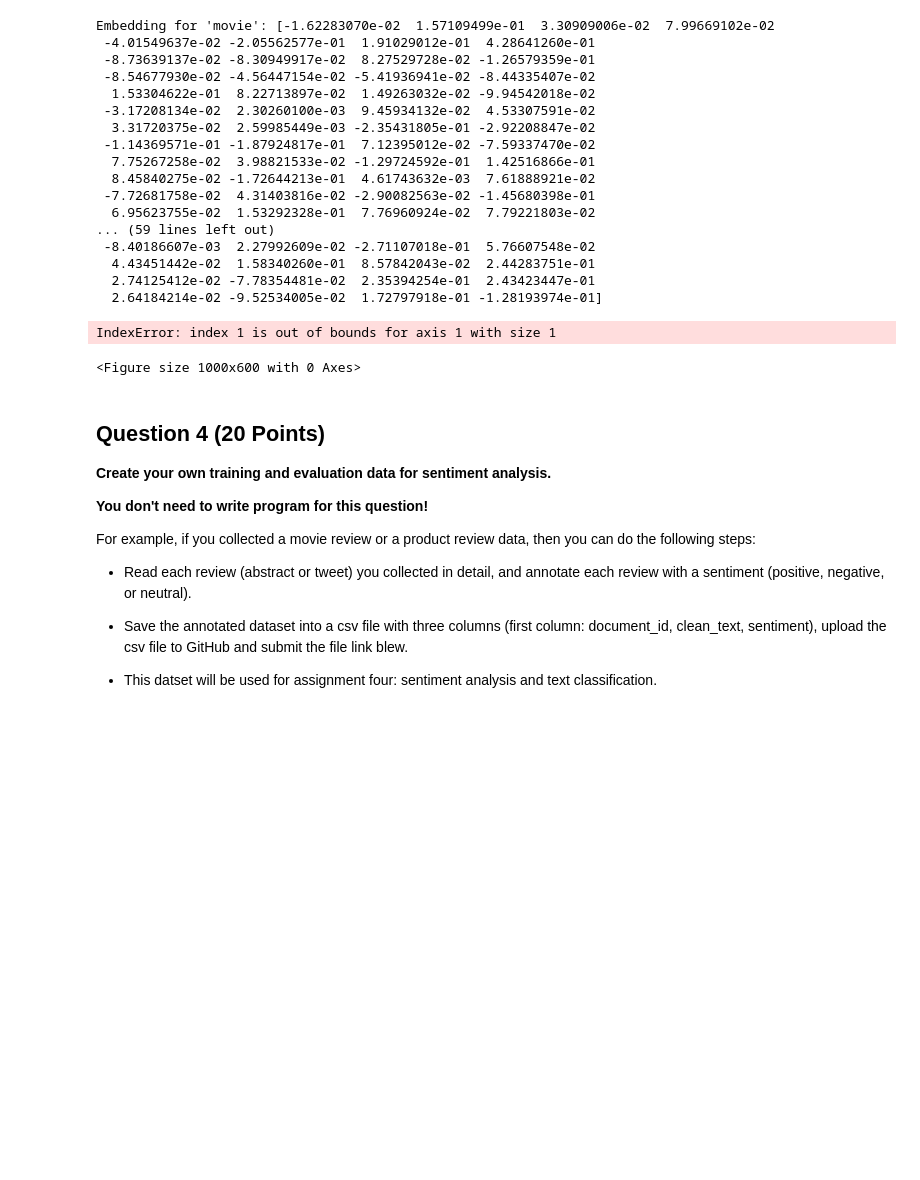
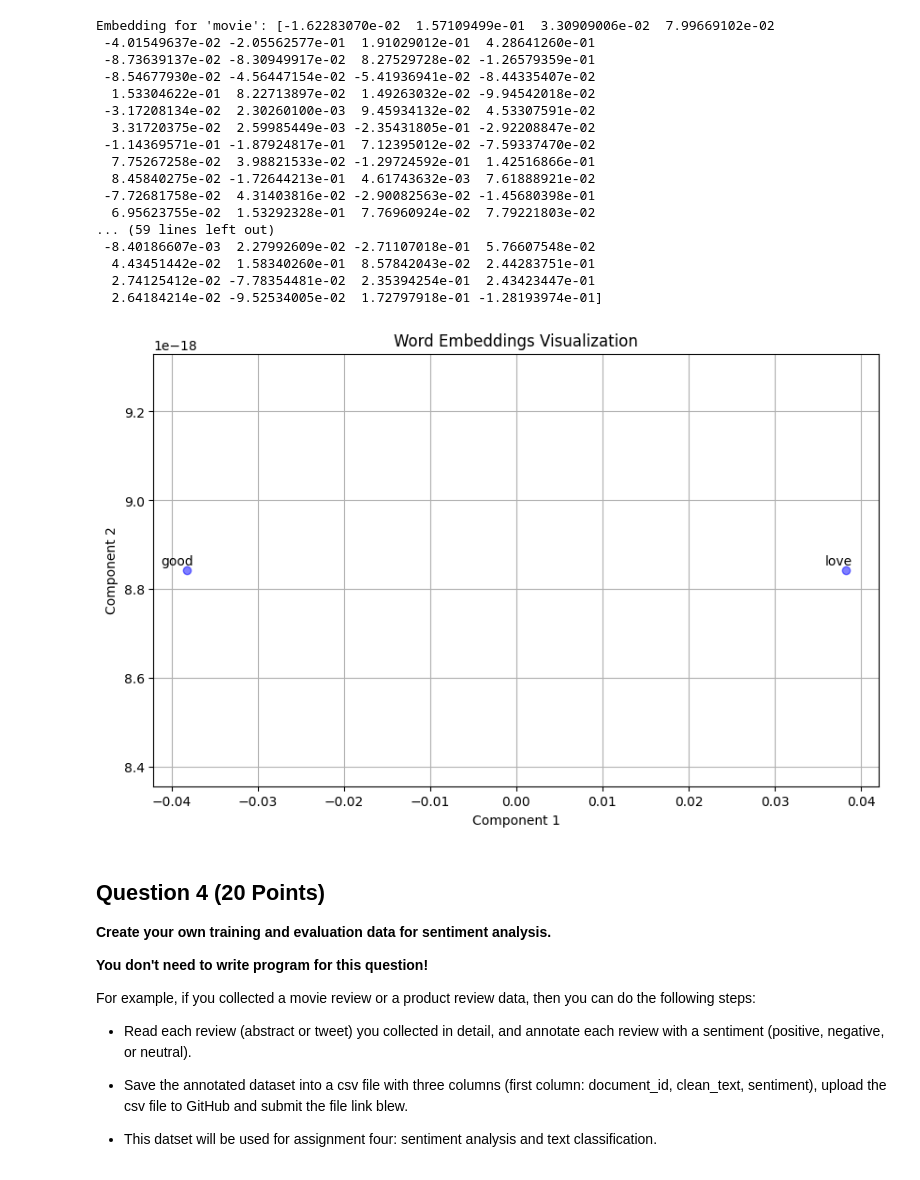
Before and after one commit to chandanareddy1201/INFO-5731---Computational-Methods-for-Information-Systems, a Jupyter notebook: Nagireddigari_Chandana_Assignment_3_1_(1).ipynb, the cells around one changed output. Drawn from its saved outputs; the diff is of its cells as text; code cells hidden in the pictures; blank space fills up the shorter version.

```diff
--- a/Nagireddigari_Chandana_Assignment_3_1_(1).ipynb
+++ b/Nagireddigari_Chandana_Assignment_3_1_(1).ipynb
@@ -316,40 +316,38 @@ from sklearn.decomposition import PCA
 def plot_embeddings(model, words):
     """
     Visualize word embeddings using PCA.
     """
     words_in_vocab = [word for word in words if word in model.wv]
     word_vectors = [model.wv[word] for word in words_in_vocab]
 
-    # Check if there are enough words for PCA
+    # Check if there are enough features for PCA
     if len(word_vectors[0]) <= 1:
         print("Cannot perform PCA with less than 2 features.")
         return
 
     # Determine the number of components based on the data
-    n_components = min(len(words_in_vocab), 2)
+    n_components = min(len(words_in_vocab), len(word_vectors[0]))
 
     # Perform PCA with the determined number of components
-    pca = PCA(n_components=n_components)
-    coordinates = pca.fit_transform(word_vectors)
+    coordinates = PCA(n_components=n_components).fit_transform(word_vectors)
 
     plt.figure(figsize=(10, 6))
     plt.scatter(coordinates[:, 0], coordinates[:, 1], marker='o', c='blue', alpha=0.5)
     for i, word in enumerate(words_in_vocab):
         plt.annotate(word, xy=(coordinates[i, 0], coordinates[i, 1]), xytext=(5, 2), textcoords='offset points', ha='right', va='bottom')
     plt.xlabel('Component 1')
     plt.ylabel('Component 2')
     plt.title('Word Embeddings Visualization')
     plt.grid(True)
     plt.show()
 
 # Sample words to visualize
-words_to_visualize = ['movie', 'performance', 'outstanding', 'haunting']
+words_to_visualize = ['cinema', 'stuff', 'love', 'good']
 
 # Plot word embeddings
 plot_embeddings(model, words_to_visualize)
 # %% [output]
-IndexError: index 1 is out of bounds for axis 1 with size 1
-<Figure size 1000x600 with 0 Axes>
+[figure, added]
 # %% [markdown]
 ## Question 4 (20 Points)
 
```
